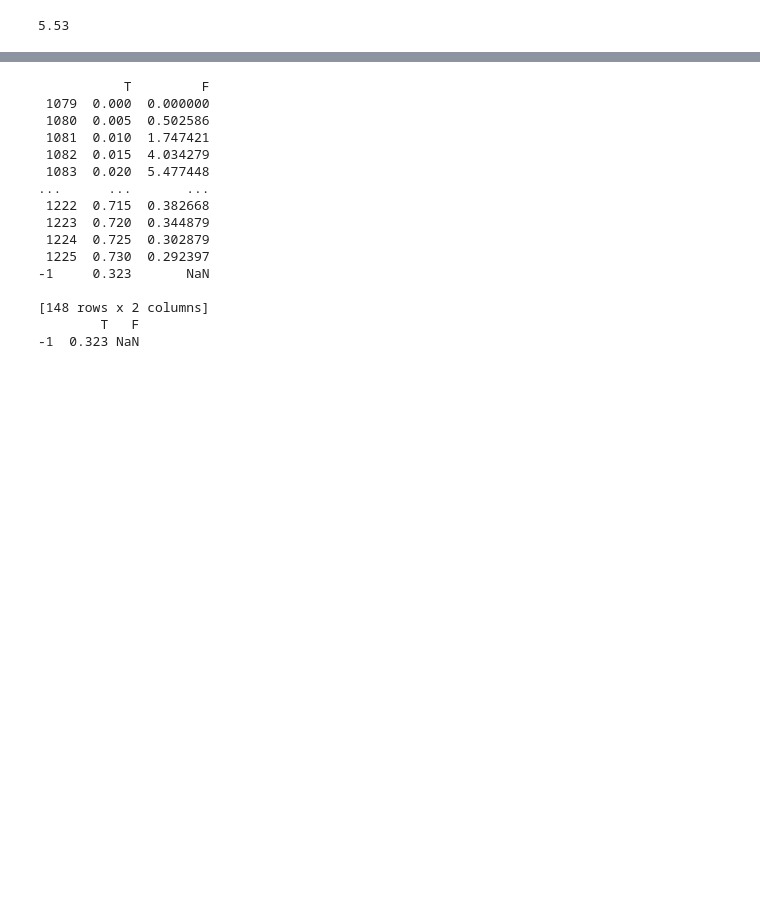
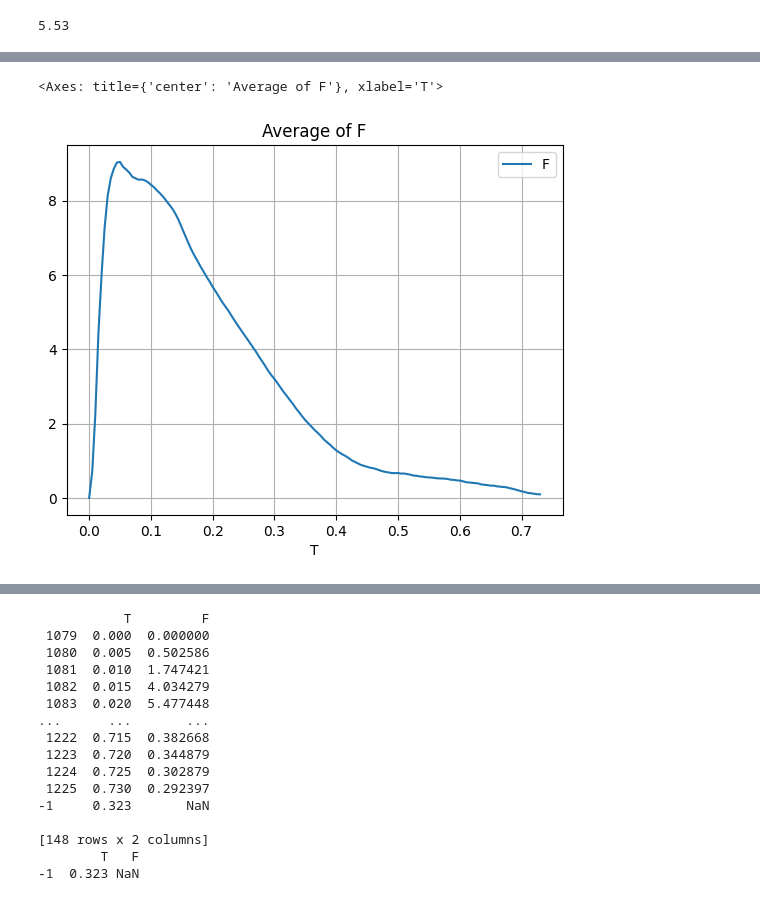
Before and after one commit to FormulaForest/Formula-Forest, a Jupyter notebook: Propulsion theory/exp_results.ipynb, the cells around one changed output, grey strips where cells are left out. Cells and saved outputs as stored; diff of their text form; code cells hidden in the pictures; blank space fills up the shorter version.

```diff
--- a/Propulsion theory/exp_results.ipynb
+++ b/Propulsion theory/exp_results.ipynb
@@ -103,0 +106,8 @@ df_crop.to_csv('F_prop.csv', index=False)
+# %%
+df1 = pd.read_csv('F_prop1.csv')
+df2 = pd.read_csv('F_prop2.csv')
+df3 = pd.read_csv('F_prop3.csv')
+# %%
+df1['T'] = (df1['T'] / 0.005).round() * 0.005
+df2['T'] = (df2['T'] / 0.005).round() * 0.005
+df3['T'] = (df3['T'] / 0.005).round() * 0.005
@@ -103,0 +134,15 @@ df_crop.to_csv('F_prop.csv', index=False)
+# %%
+max_length = len(df3)
+
+for i in range(len(df1), max_length):
+    df1.loc[i] = [df1['T'].loc[i-1] + 0.005, 0]
+
+for i in range(len(df2), max_length):
+    df2.loc[i] = [df2['T'].loc[i-1] + 0.005, 0]
+# %%
+df_avg = (df1 + df2 + df3) /3
+# %%
+df_avg.plot(x = 'T', y = 'F', title = 'Average of F', grid = True)
+# %% [output]
+<Axes: title={'center': 'Average of F'}, xlabel='T'>
+[figure, added]
```
Also changed, not shown: parts of 11 cells of this notebook, 5 other files.
